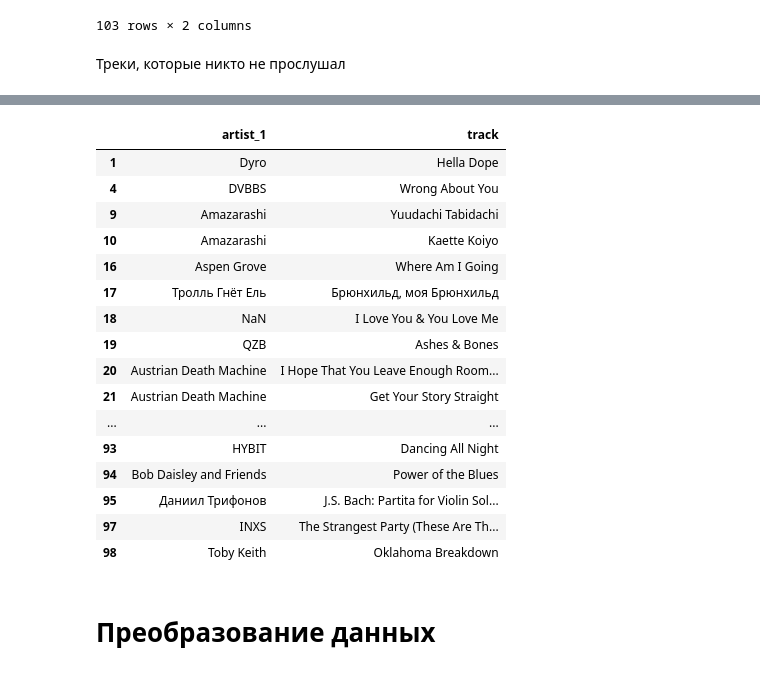
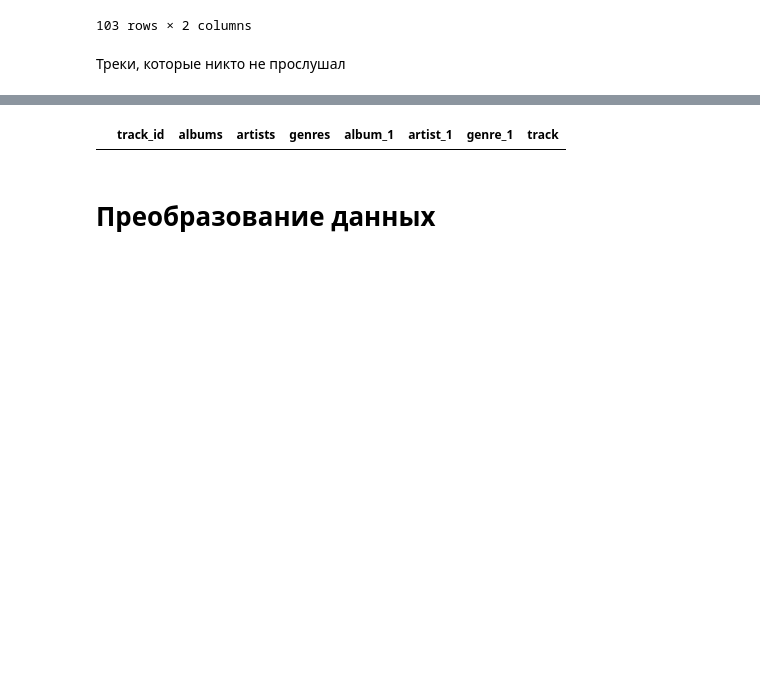
Before and after one commit to marsel171/mle-project-sprint-4, a Jupyter notebook: recommendations.ipynb, the cells around one changed output, grey strips where cells are left out. Cells and saved outputs as stored; diff of their text form; code cells hidden in the pictures; blank space fills up the shorter version.

```diff
--- a/recommendations.ipynb
+++ b/recommendations.ipynb
@@ -357,3 +357,11 @@ catalog_names[catalog_names["name"] == "Blues Six Pack"]
 # %%
 catalog_names = catalog_names.drop_duplicates(subset=["type","name"], keep="first")
 # осталось 62% данных
+# %%
+# уберем из данных треки из списка track_id_deleted
+catalog_names_tracks = catalog_names[catalog_names["type"]=="track"]
+catalog_names_others = catalog_names[catalog_names["type"]!="track"]
+catalog_names_tracks = catalog_names_tracks[~catalog_names_tracks["id"].isin(track_id_deleted)]
+catalog_names = pd.concat([catalog_names_others,catalog_names_tracks],ignore_index=True)
+catalog_names
+# осталось 61% данных
@@ -757,3 +784,7 @@ top_artists_df[~top_artists_df["id"].isnull()]
 103 rows × 2 columns
 # %% [markdown]
 Треки, которые никто не прослушал
+# %%
+tracks_not_listened = tracks[~tracks["track_id"].isin(interactions_by_track["track_id"].drop_duplicates(keep="first"))]
+tracks_not_listened
+# в tracks имеется 782 трека, которых нет во взаимодействиях
@@ -760,15 +809,11 @@ top_artists_df[~top_artists_df["id"].isnull()]
 # %%
-# выше выяснили, что все треки из tracks есть в interactions
-# посмотрим на треки с минимальными прослушиваниями
-
-interactions_by_track_tail_100 = interactions_by_track.sort_values(by="users").head(100).reset_index(drop=True)
-interactions_by_track_tail_100 = interactions_by_track_tail_100.merge(tracks, on="track_id", how="left")
-interactions_by_track_tail_100["album_1"] = interactions_by_track_tail_100["albums"].str[0]
-interactions_by_track_tail_100["artist_1"] = interactions_by_track_tail_100["artists"].str[0]
-interactions_by_track_tail_100["genre_1"] = interactions_by_track_tail_100["genres"].str[0]
-interactions_by_track_tail_100["track"] = interactions_by_track_tail_100.merge(catalog_names[catalog_names["type"]=="track"], left_on="track_id",right_on="id",how="left")["name"]
-interactions_by_track_tail_100["album_1"] = interactions_by_track_tail_100.merge(catalog_names[catalog_names["type"]=="album"], left_on="album_1",right_on="id",how="left")["name"]
-interactions_by_track_tail_100["artist_1"] = interactions_by_track_tail_100.merge(catalog_names[catalog_names["type"]=="artist"], left_on="artist_1",right_on="id",how="left")["name"]
-interactions_by_track_tail_100["genre_1"] = interactions_by_track_tail_100.merge(catalog_names[catalog_names["type"]=="genre"], left_on="genre_1",right_on="id",how="left")["name"]
-interactions_by_track_tail_100
+# попробуем выяснить по ним информацию
+tracks_not_listened["album_1"] = tracks_not_listened["albums"].str[0]
+tracks_not_listened["artist_1"] = tracks_not_listened["artists"].str[0]
+tracks_not_listened["genre_1"] = tracks_not_listened["genres"].str[0]
+tracks_not_listened["track"] = tracks_not_listened.merge(catalog_names[catalog_names["type"]=="track"], left_on="track_id",right_on="id",how="left")["name"]
+tracks_not_listened["album_1"] = tracks_not_listened.merge(catalog_names[catalog_names["type"]=="album"], left_on="album_1",right_on="id",how="left")["name"]
+tracks_not_listened["artist_1"] = tracks_not_listened.merge(catalog_names[catalog_names["type"]=="artist"], left_on="artist_1",right_on="id",how="left")["name"]
+tracks_not_listened["genre_1"] = tracks_not_listened.merge(catalog_names[catalog_names["type"]=="genre"], left_on="genre_1",right_on="id",how="left")["name"]
+tracks_not_listened
 # %% [output]
@@ -788,23 +850,8 @@ interactions_by_track_tail_100
 # %%
-interactions_by_track_tail_100[~interactions_by_track_tail_100["track"].isnull()][["artist_1","track"]]
+tracks_not_listened[~tracks_not_listened["track"].isnull()]
+# по этим трекам нет информации в catalog_names
 # %% [output]
-|  | artist_1 | track |
-| 1 | Dyro | Hella Dope |
-| 4 | DVBBS | Wrong About You |
-| 9 | Amazarashi | Yuudachi Tabidachi |
-| 10 | Amazarashi | Kaette Koiyo |
-| 16 | Aspen Grove | Where Am I Going |
-| 17 | Тролль Гнёт Ель | Брюнхильд, моя Брюнхильд |
-| 18 | NaN | I Love You & You Love Me |
-| 19 | QZB | Ashes & Bones |
-| 20 | Austrian Death Machine | I Hope That You Leave Enough Room... |
-| 21 | Austrian Death Machine | Get Your Story Straight |
-| ... | ... | ... |
-| 93 | HYBIT | Dancing All Night |
-| 94 | Bob Daisley and Friends | Power of the Blues |
-| 95 | Даниил Трифонов | J.S. Bach: Partita for Violin Sol... |
-| 97 | INXS | The Strangest Party (These Are Th... |
-| 98 | Toby Keith | Oklahoma Breakdown |
+|  | track_id | albums | artists | genres | album_1 | artist_1 | genre_1 | track |
 # %% [markdown]
 # Преобразование данных
 # %% [markdown]
```
Also changed, not shown: parts of 25 cells of this notebook.
